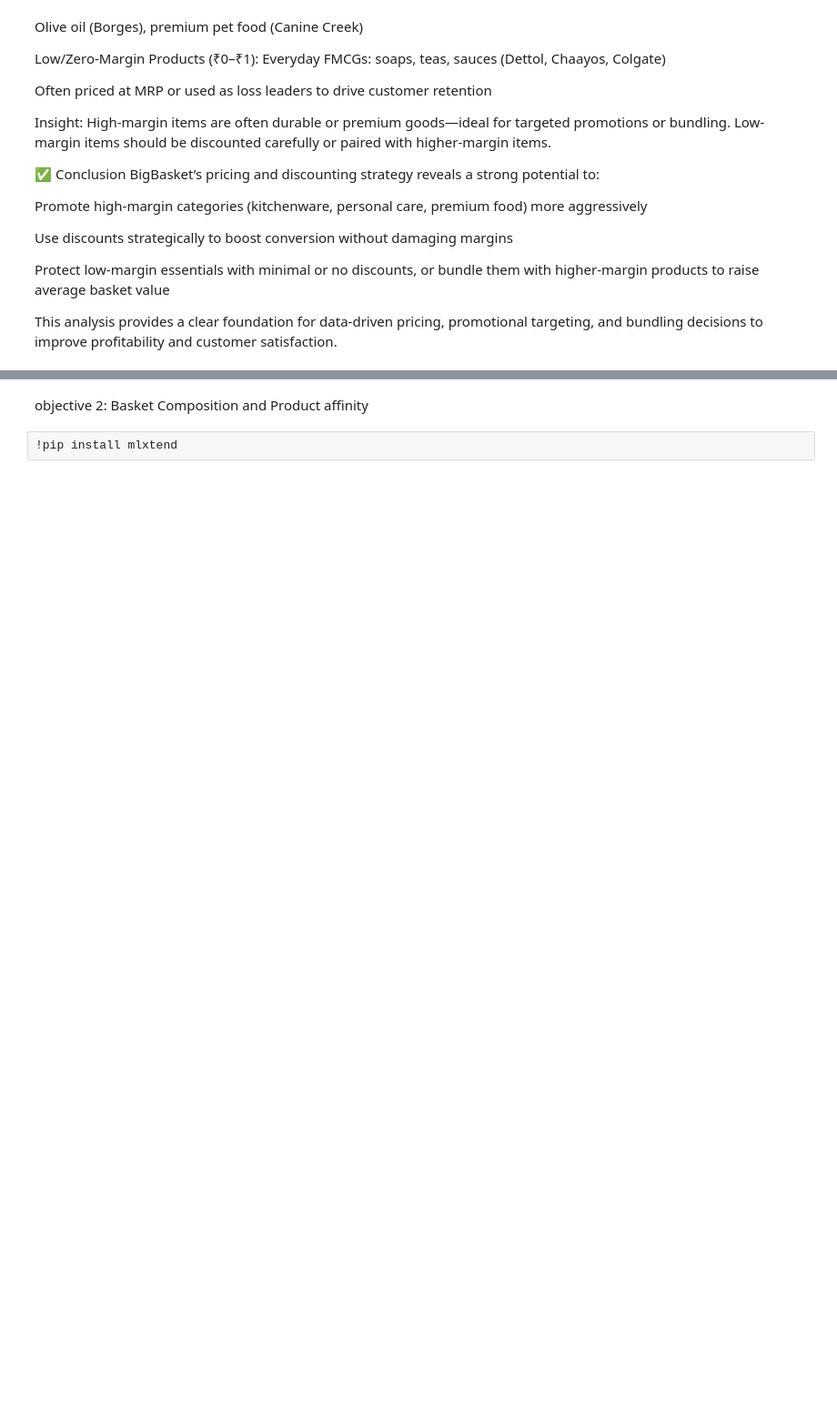
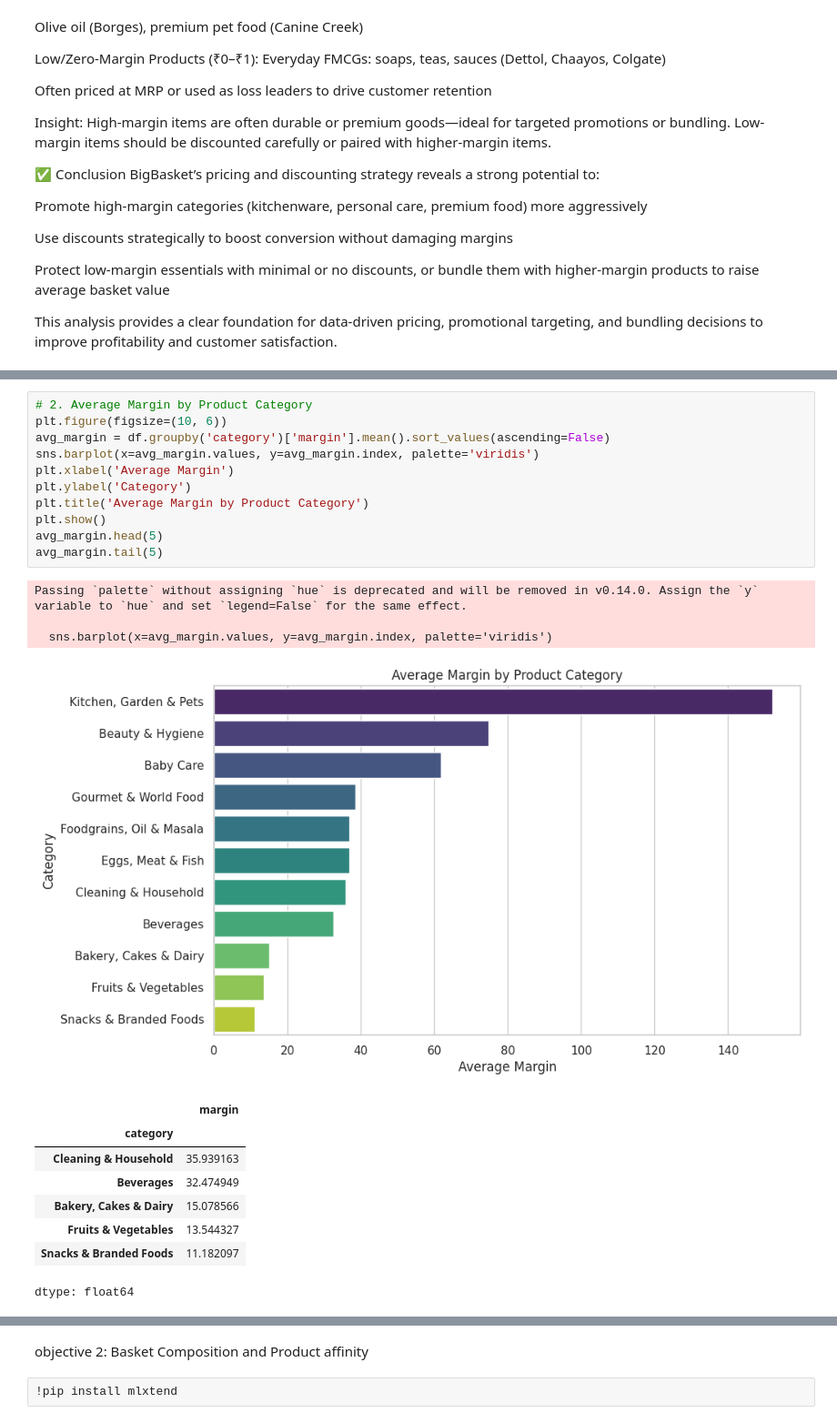
Before and after one commit to AthiraBinod-19/Business-Analytics, a Jupyter notebook: Datacleaning.ipynb, the cells around one changed output, grey strips where cells are left out. Shown at 91% size. Saved outputs shown, nothing was run; the diff lists cells and outputs as text; blank space fills up the shorter version.

```diff
--- a/Datacleaning.ipynb
+++ b/Datacleaning.ipynb
@@ -725,0 +774,24 @@ This analysis provides a clear foundation for data-driven pricing, promotional t
+# %%
+# 2. Average Margin by Product Category
+plt.figure(figsize=(10, 6))
+avg_margin = df.groupby('category')['margin'].mean().sort_values(ascending=False)
+sns.barplot(x=avg_margin.values, y=avg_margin.index, palette='viridis')
+plt.xlabel('Average Margin')
+plt.ylabel('Category')
+plt.title('Average Margin by Product Category')
+plt.show()
+avg_margin.head(5)
+avg_margin.tail(5)
+# %% [output]
+Passing `palette` without assigning `hue` is deprecated and will be removed in v0.14.0. Assign the `y` variable to `hue` and set `legend=False` for the same effect.
+
+  sns.barplot(x=avg_margin.values, y=avg_margin.index, palette='viridis')
+[figure, added]
+|  | margin |
+| category |  |
+| Cleaning & Household | 35.939163 |
+| Beverages | 32.474949 |
+| Bakery, Cakes & Dairy | 15.078566 |
+| Fruits & Vegetables | 13.544327 |
+| Snacks & Branded Foods | 11.182097 |
+dtype: float64
```
Also changed, not shown: parts of 13 cells of this notebook.
